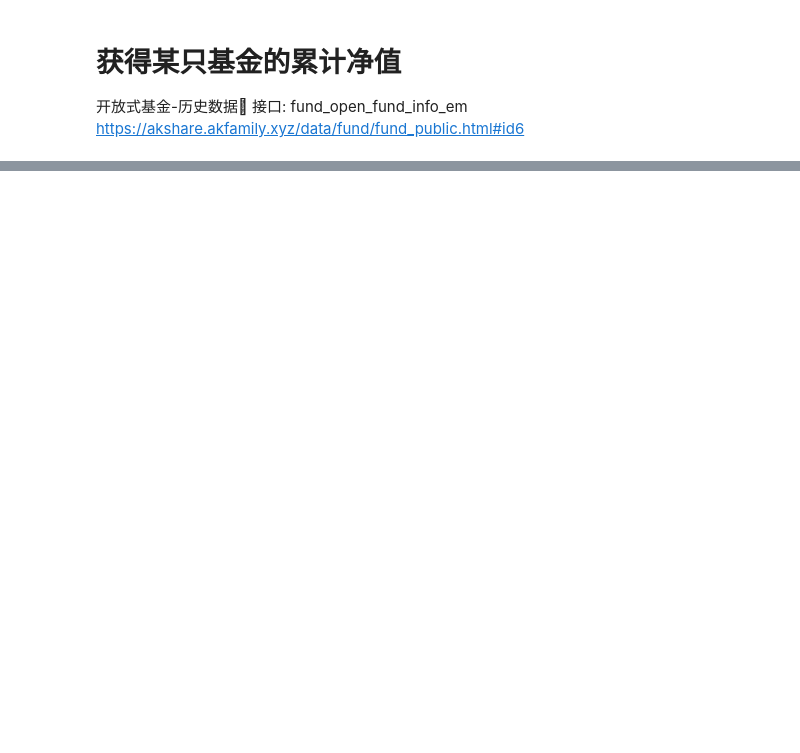
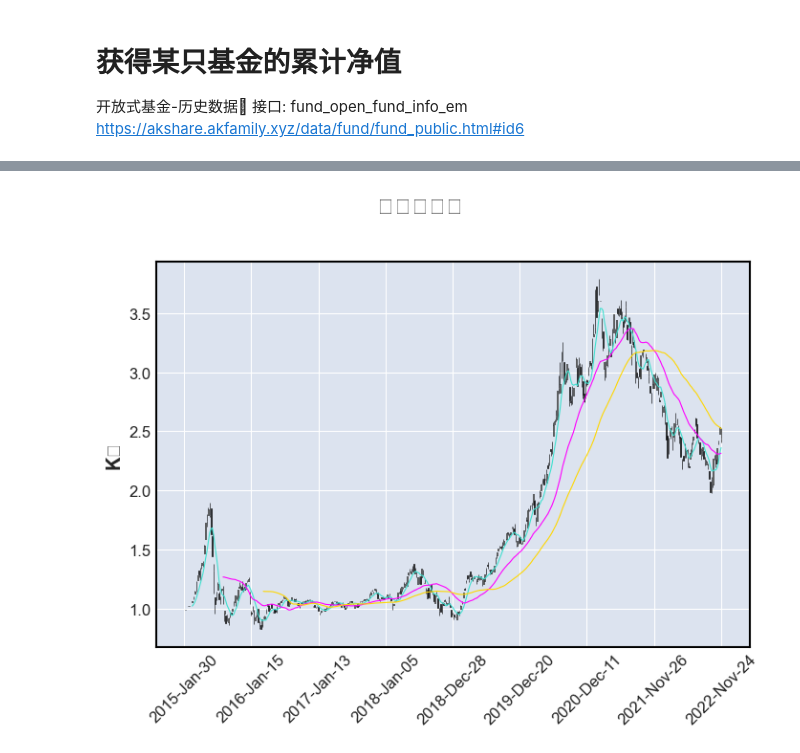
Before and after one commit to webclinic017/quant_research, a Jupyter notebook: dingtou/research/定投.ipynb, the cells around one changed output, grey strips where cells are left out. Cells and saved outputs as stored; diff of their text form; code cells hidden in the pictures; blank space fills up the shorter version.

```diff
--- a/dingtou/research/定投.ipynb
+++ b/dingtou/research/定投.ipynb
@@ -130,0 +138,85 @@ plt.plot(df_fund['净值日期'],df_fund['累计净值'])
+# %%
+
+df_day = df_fund.rename(columns={'净值日期':'date','累计净值':'close'})
+df_day['high'] = df_day.close
+df_day['low'] = df_day.close
+df_day['open'] = df_day.close
+df_day['volume'] = 100
+df_day = df_day.set_index('date')
+df_day
+
+
+df_week  = utils.day2week(df_day)
+df = df_week
+
+df_atr = talib.ATR(df.high, df.low, df.close, timeperiod=20)
+
+
+#实现画多图:https://codeantenna.com/a/r9SBCXdEok
+# https://blog.csdn.net/qq_41437512/article/details/105319421
+
+from cycler import cycler# 用于定制线条颜色
+
+# 设置基本参数
+# type:绘制图形的类型，有candle, renko, ohlc, line等
+# 此处选择candle,即K线图
+# mav(moving average):均线类型,此处设置7,30,60日线
+# volume:布尔类型，设置是否显示成交量，默认False
+# title:设置标题
+# y_label:设置纵轴主标题
+# y_label_lower:设置成交量图一栏的标题
+# figratio:设置图形纵横比
+# figscale:设置图形尺寸(数值越大图像质量越高)
+kwargs = dict(
+    type='candle',
+    mav=(7, 30, 60),
+    volume=False,
+    title='基金的走势',
+    ylabel='K线',
+    ylabel_lower='',
+    figratio=(15, 10))
+
+
+# 设置marketcolors
+# up:设置K线线柱颜色，up意为收盘价大于等于开盘价
+# down:与up相反，这样设置与国内K线颜色标准相符
+# edge:K线线柱边缘颜色(i代表继承自up和down的颜色)，下同。详见官方文档)
+# wick:灯芯(上下影线)颜色
+# volume:成交量直方图的颜色
+# inherit:是否继承，选填
+mc = mpf.make_marketcolors(
+    up='red',
+    down='green',
+    edge='i',
+    wick='i',
+    volume='in',
+    inherit=True)
+
+# 设置图形风格
+# gridaxis:设置网格线位置
+# gridstyle:设置网格线线型
+# y_on_right:设置y轴位置是否在右
+s = mpf.make_mpf_style(
+    gridaxis='both',
+    gridstyle='-.',
+    y_on_right=False,
+    marketcolors=mc)
+
+# 设置均线颜色，配色表可见下图
+# 建议设置较深的颜色且与红色、绿色形成对比
+# 此处设置七条均线的颜色，也可应用默认设置
+plt.rcParams['axes.prop_cycle'] = cycler(
+    color=['dodgerblue', 'deeppink',
+    'navy', 'teal', 'maroon', 'darkorange',
+    'indigo'])
+
+# 设置线宽
+plt.rcParams['lines.linewidth'] = .5
+# plt.style.use(style['base_mpl_style'])
+
+fig = mpf.figure(style=s,figsize=(12,8))
+# ax1 = fig.add_subplot(1,1,1)
+mpf.plot(df, **kwargs) #简单画法
+
+df_atr
+# %% [output]
@@ -130,0 +224 @@ plt.plot(df_fund['净值日期'],df_fund['累计净值'])
+[figure, added]
```
Also changed, not shown: parts of 8 cells of this notebook, 14 other files.
